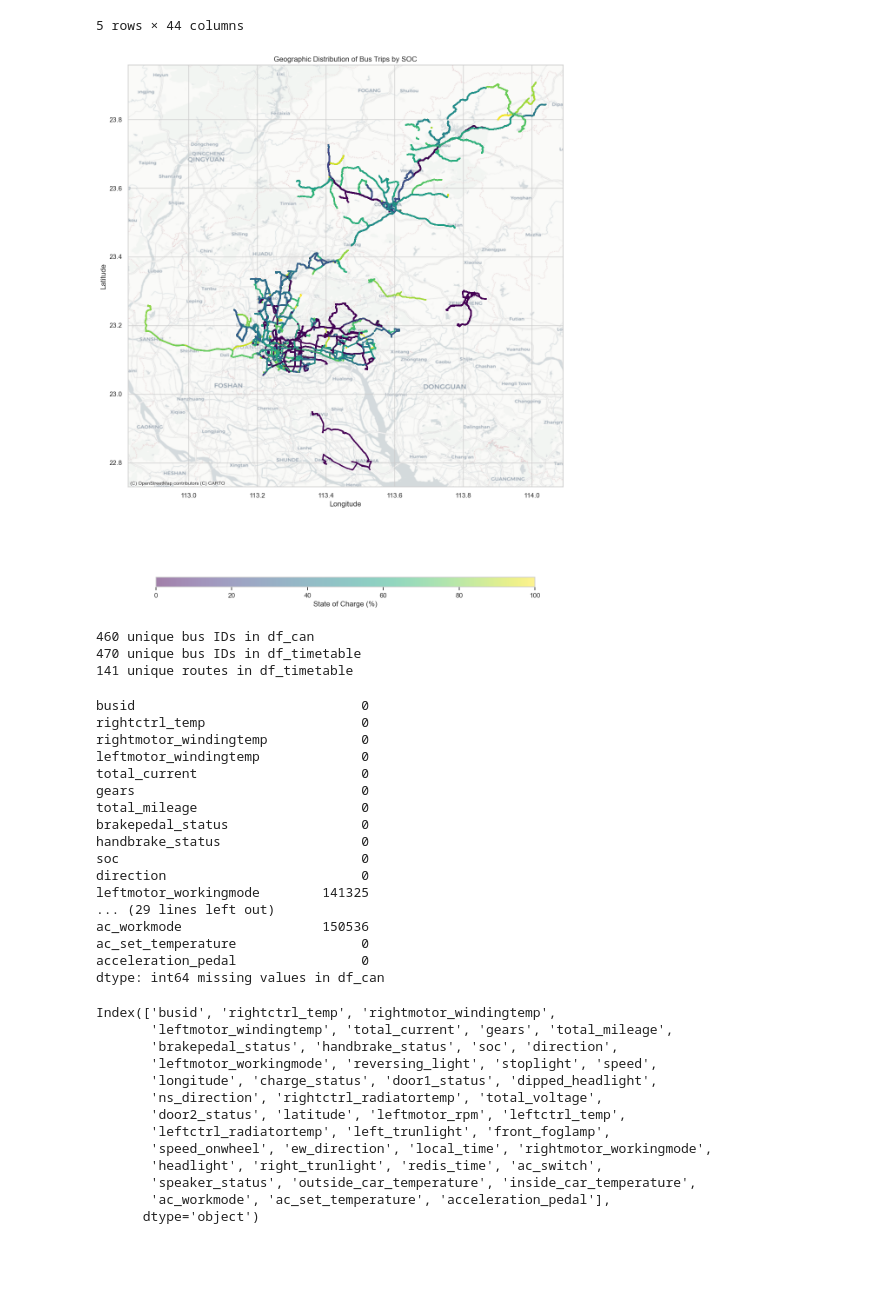
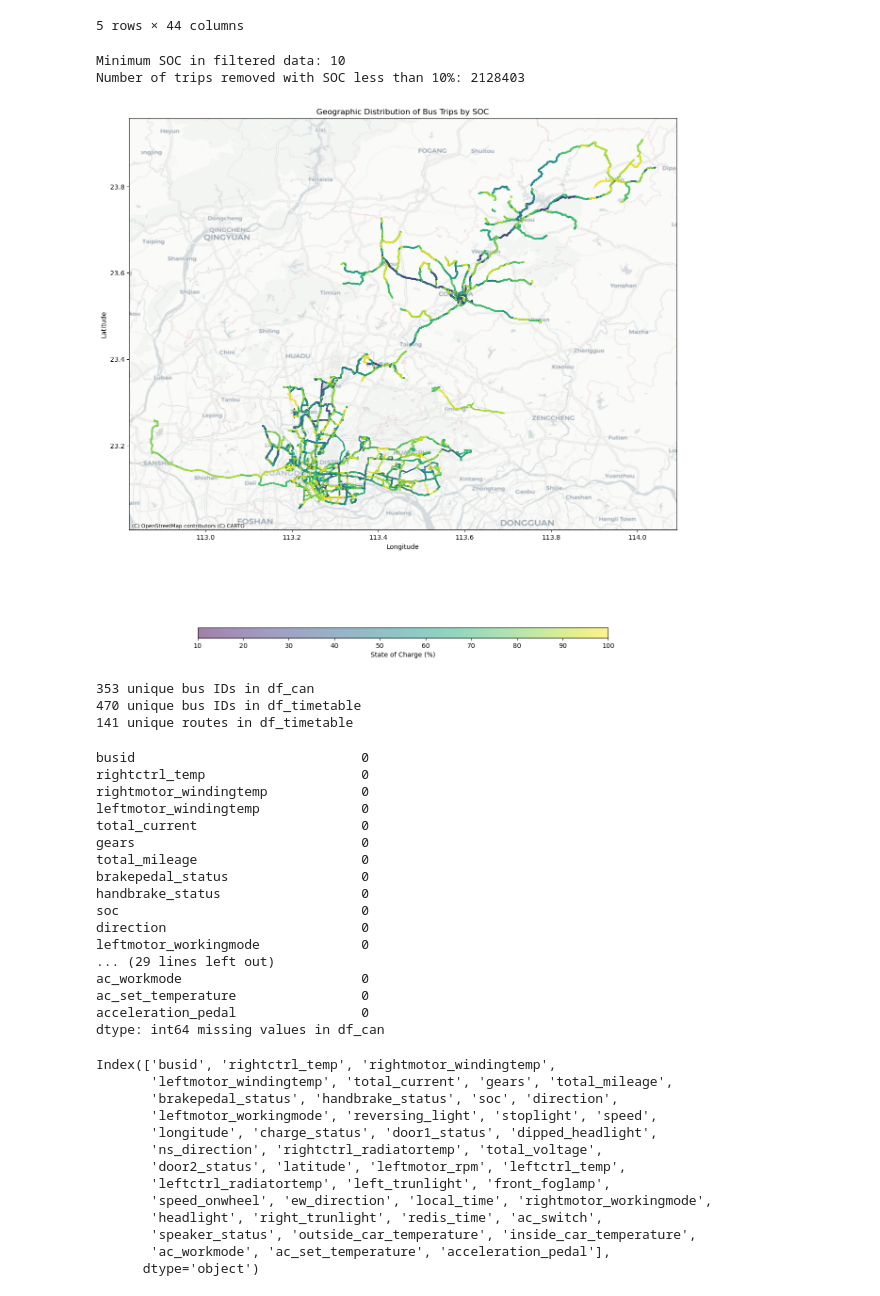
Before and after one commit to parishwadomkar/BEB-Energy-Consumption-Models, a Jupyter notebook: EDA_BEB_visualise.ipynb, the cells around one changed output. Saved outputs shown, nothing was run; the diff lists cells and outputs as text; code cells hidden in the pictures; blank space fills up the shorter version.

```diff
--- a/EDA_BEB_visualise.ipynb
+++ b/EDA_BEB_visualise.ipynb
@@ -276,39 +276,49 @@ df_can.head()
 | 3 | 100 | 41 | 0 | 43 | 8 | 7e | ... |
 | 4 | 494 | 40 | 0 | 42 | 0 | 7d | ... |
 5 rows × 44 columns
+# %%
+#Subset trips with low levels of soc- reporting error
+original_count = len(df_can)
+df_can = df_can[df_can['soc'] >= 10]
+print("Minimum SOC in filtered data:", df_can['soc'].min())
+new_count = len(df_can)
+print(f"Number of trips removed with SOC less than 10%: {original_count-new_count}")
+# %% [output]
+Minimum SOC in filtered data: 10
+Number of trips removed with SOC less than 10%: 2128403
 # %%
 # Check for geometric outliers for distance calculations
 df_can = df_can[(df_can.latitude != 0) & (df_can.longitude != 0)]
 df_can = df_can.dropna(subset=['latitude', 'longitude'])
 
 gdf = gpd.GeoDataFrame(
     df_can,
     geometry=gpd.points_from_xy(df_can.longitude, df_can.latitude),
     crs="EPSG:4326"  # WGS GPS
 )
 
-fig, ax = plt.subplots(figsize=(15, 16))
+fig, ax = plt.subplots(figsize=(15, 18))
 scatter = gdf.plot(ax=ax, markersize=1, alpha=0.5, column='soc', cmap='viridis', legend=False)
 ctx.add_basemap(ax, crs=gdf.crs.to_string(), source=ctx.providers.CartoDB.Positron)
 ax.set_xlim([df_can.longitude.min() - 0.05, df_can.longitude.max() + 0.05])
 ax.set_ylim([df_can.latitude.min() - 0.05, df_can.latitude.max() + 0.05])
 if hasattr(scatter, 'collections'):
     cbar = fig.colorbar(scatter.collections[0], ax=ax, orientation='horizontal', shrink=0.75, aspect=40)
     cbar.set_label('State of Charge (%)')
 ax.set_title('Geographic Distribution of Bus Trips by SOC')
 ax.set_xlabel('Longitude')
 ax.set_ylabel('Latitude')
 fig.savefig("soc_levels.png", dpi=300)
 plt.show()
 # %% [output]
-[figure, old version]
+[figure, new version]
 # %%
 print(df_can['busid'].nunique(), "unique bus IDs in df_can")
 print(df_timetable['busid'].nunique(), "unique bus IDs in df_timetable")
 # print(df_can['route_id_run'].nunique(), "unique routes in df_can")
 print(df_timetable['route_id_run'].nunique(), "unique routes in df_timetable")
 # %% [output]
-460 unique bus IDs in df_can
+353 unique bus IDs in df_can
 470 unique bus IDs in df_timetable
 141 unique routes in df_timetable
 # %%
@@ -325,9 +335,9 @@ brakepedal_status                 0
 handbrake_status                  0
 soc                               0
 direction                         0
-leftmotor_workingmode        141325
+leftmotor_workingmode             0
 ... (29 lines left out)
-ac_workmode                  150536
+ac_workmode                       0
 ac_set_temperature                0
 acceleration_pedal                0
 dtype: int64 missing values in df_can
```
Also changed, not shown: parts of 18 cells of this notebook.
